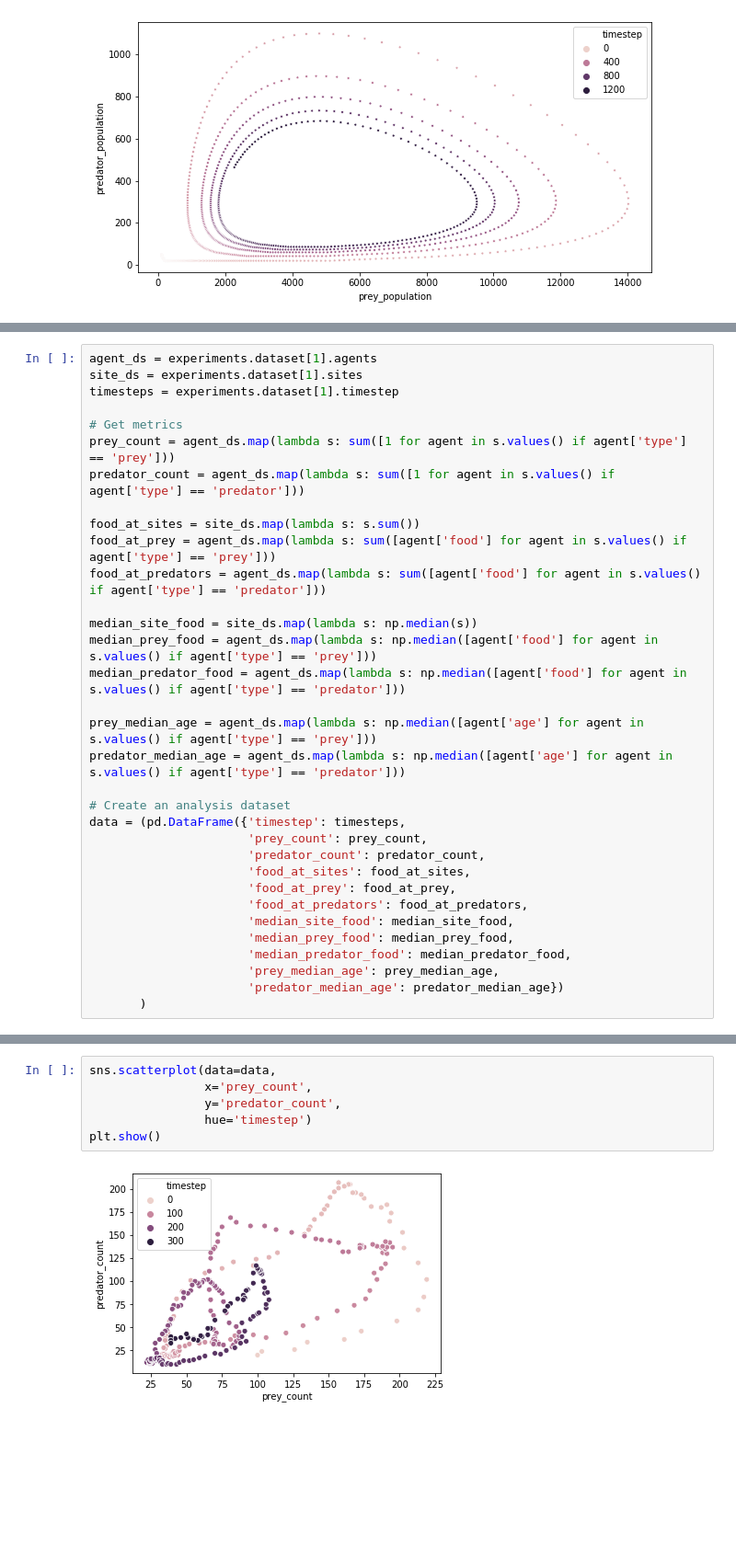
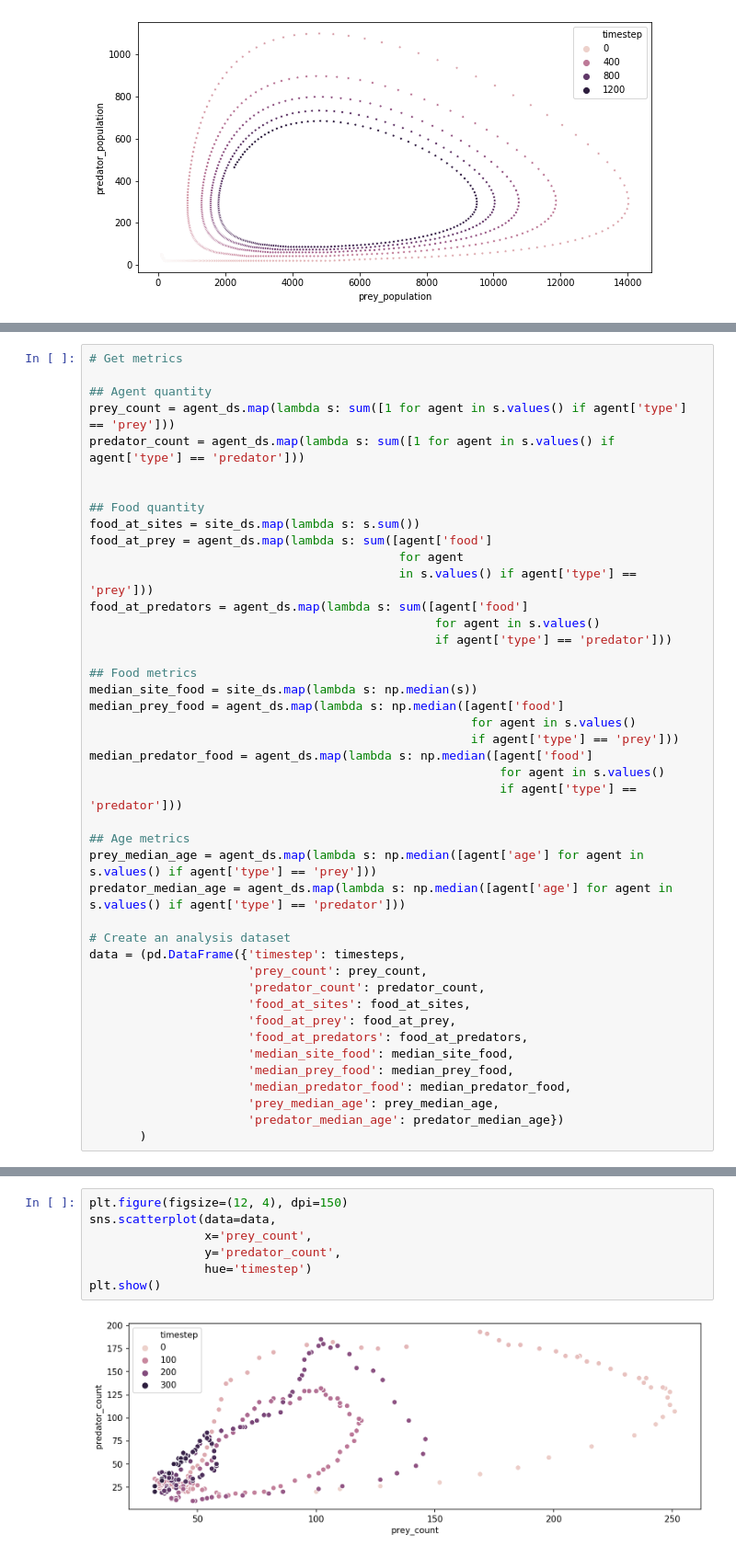
Before and after one commit to cadCAD-org/cadCAD, a Jupyter notebook: demos/prey-predator/lab_notebook.ipynb, the cells around one changed output, grey strips where cells are left out. Shown at 92% size. Saved outputs shown, nothing was run; the diff lists cells and outputs as text; blank space fills up the shorter version.

```diff
--- a/demos/prey-predator/lab_notebook.ipynb
+++ b/demos/prey-predator/lab_notebook.ipynb
@@ -91,20 +97,30 @@ There is an bonus that ABMs can contain an very dense set of informations to whi
 # %%
-agent_ds = experiments.dataset[1].agents
-site_ds = experiments.dataset[1].sites
-timesteps = experiments.dataset[1].timestep
+# Get metrics
 
-# Get metrics
+## Agent quantity
 prey_count = agent_ds.map(lambda s: sum([1 for agent in s.values() if agent['type'] == 'prey']))
 predator_count = agent_ds.map(lambda s: sum([1 for agent in s.values() if agent['type'] == 'predator']))
 
+
+## Food quantity
 food_at_sites = site_ds.map(lambda s: s.sum())
-food_at_prey = agent_ds.map(lambda s: sum([agent['food'] for agent in s.values() if agent['type'] == 'prey']))
-food_at_predators = agent_ds.map(lambda s: sum([agent['food'] for agent in s.values() if agent['type'] == 'predator']))
+food_at_prey = agent_ds.map(lambda s: sum([agent['food']
+                                           for agent
+                                           in s.values() if agent['type'] == 'prey']))
+food_at_predators = agent_ds.map(lambda s: sum([agent['food']
+                                                for agent in s.values()
+                                                if agent['type'] == 'predator']))
 
+## Food metrics
 median_site_food = site_ds.map(lambda s: np.median(s))
-median_prey_food = agent_ds.map(lambda s: np.median([agent['food'] for agent in s.values() if agent['type'] == 'prey']))
-median_predator_food = agent_ds.map(lambda s: np.median([agent['food'] for agent in s.values() if agent['type'] == 'predator']))
+median_prey_food = agent_ds.map(lambda s: np.median([agent['food']
+                                                     for agent in s.values()
+                                                     if agent['type'] == 'prey']))
+median_predator_food = agent_ds.map(lambda s: np.median([agent['food']
+                                                         for agent in s.values()
+                                                         if agent['type'] == 'predator']))
 
+## Age metrics
 prey_median_age = agent_ds.map(lambda s: np.median([agent['age'] for agent in s.values() if agent['type'] == 'prey']))
 predator_median_age = agent_ds.map(lambda s: np.median([agent['age'] for agent in s.values() if agent['type'] == 'predator']))
 
@@ -146,8 +170,9 @@ plt.show()
 # %%
+plt.figure(figsize=(12, 4), dpi=150)
 sns.scatterplot(data=data,
                 x='prey_count',
                 y='predator_count',
                 hue='timestep')
 plt.show()
 # %% [output]
-[figure, old version]
+[figure, new version]
```
Also changed, not shown: parts of 18 cells of this notebook, 9 other files.
